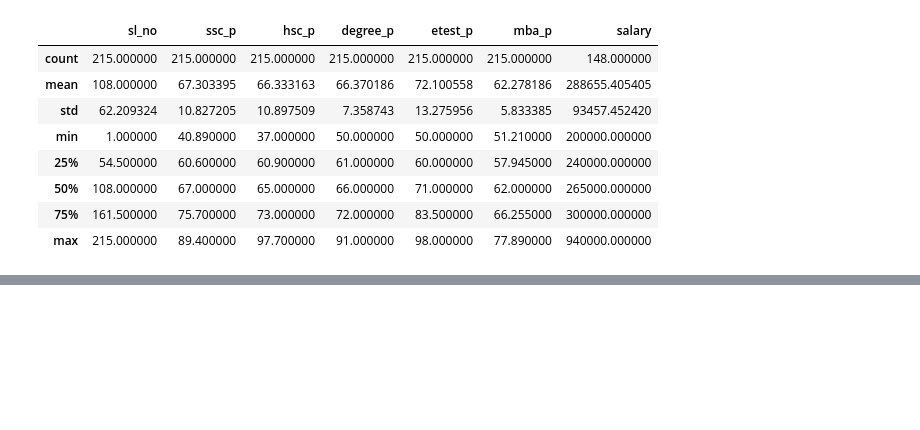
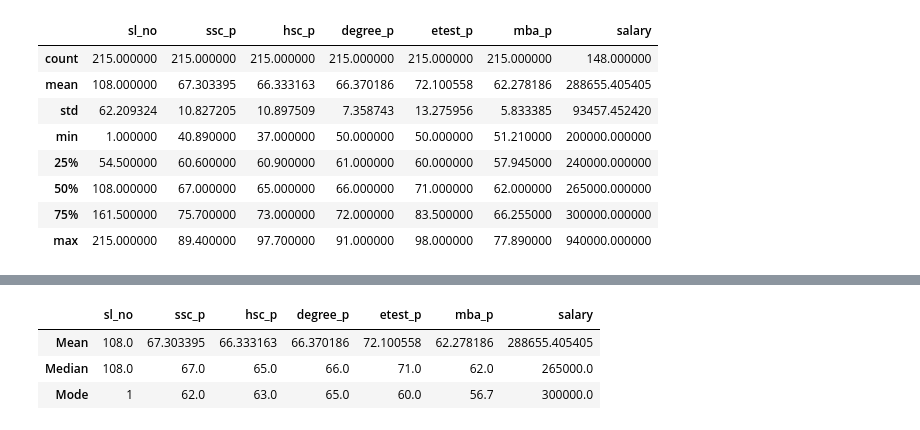
Before and after one commit to kanmanigit/DataScience_Univariate_Bivariate_Analysis, a Jupyter notebook: 1.Central_Tendency/1.central_tendency.ipynb, the cells around one changed output, grey strips where cells are left out. Saved outputs shown, nothing was run; the diff lists cells and outputs as text; code cells hidden in the pictures; blank space fills up the shorter version.

```diff
--- a/1.Central_Tendency/1.central_tendency.ipynb
+++ b/1.Central_Tendency/1.central_tendency.ipynb
@@ -189,0 +209,7 @@ dataset.describe()
+# %%
+table=pd.DataFrame(index=["Mean","Median","Mode"],columns=quan)
+for quan_column_name in quan:
+    table.loc["Mean",quan_column_name]=dataset[quan_column_name].mean()
+#    table[quan_column_name]["Mean"]=dataset[quan_column_name].mean()
+    table.loc["Median",quan_column_name]=dataset[quan_column_name].median()
+    table[quan_column_name]["Mode"]=dataset[quan_column_name].mode()[0]
@@ -189,0 +234,7 @@ dataset.describe()
+# %%
+table
+# %% [output]
+|  | sl_no | ssc_p | hsc_p | degree_p | etest_p | mba_p | salary |
+| Mean | 108.0 | 67.303395 | 66.333163 | 66.370186 | 72.100558 | 62.278186 | 288655.405405 |
+| Median | 108.0 | 67.0 | 65.0 | 66.0 | 71.0 | 62.0 | 265000.0 |
+| Mode | 1 | 62.0 | 63.0 | 65.0 | 60.0 | 56.7 | 300000.0 |
```
Also changed, not shown: parts of 13 cells of this notebook.
